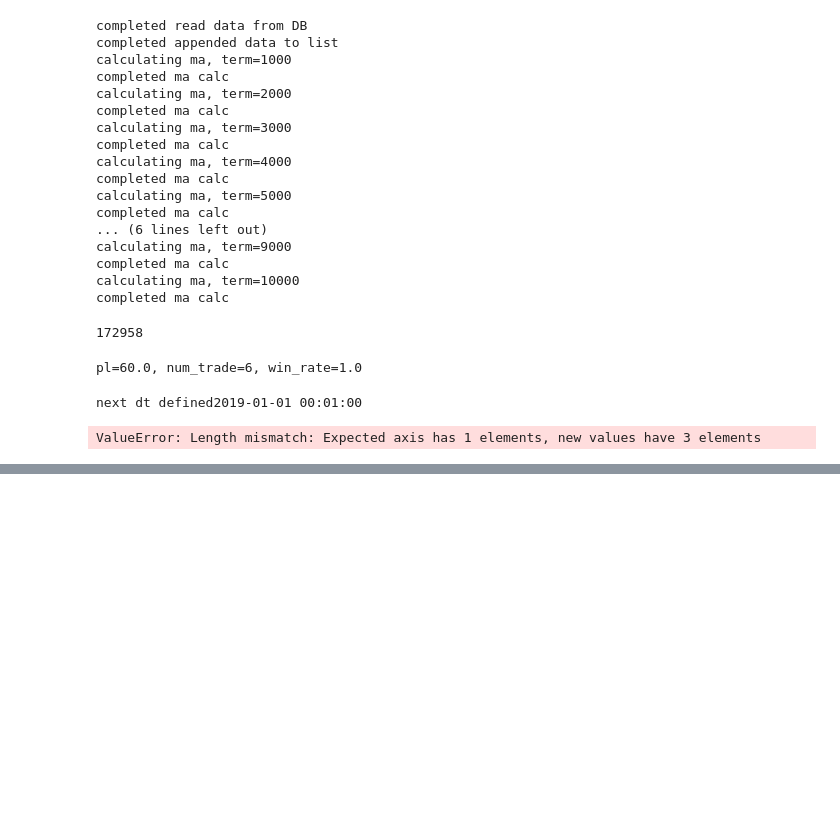
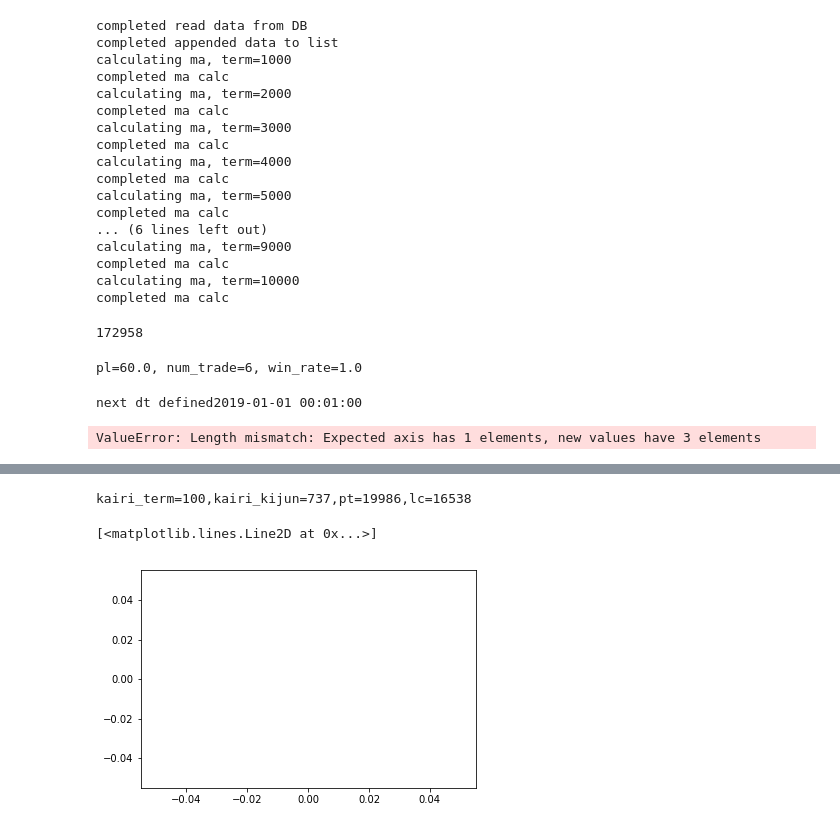
Before and after one commit to alunfes/BTCSim, a Jupyter notebook: Untitled.ipynb, the cells around one changed output, grey strips where cells are left out. Drawn from its saved outputs; the diff is of its cells as text; code cells hidden in the pictures; blank space fills up the shorter version.

```diff
--- a/Untitled.ipynb
+++ b/Untitled.ipynb
@@ -309,0 +336,12 @@ dtype: object
+# %%
+import SimpleSimOhlc
+import OptunaSim
+%matplotlib inline
+import matplotlib.pyplot as plt
+
+ops = OptunaSim.OptunaSim()
+params = ops.get_opt_param_for_simplesimohlc(4000,4999)
+sim = SimpleSimOhlc.SimpleSimOhlc()
+res = sim.sim_contrarian_kairi(5000,6000, str(params['kairi_term']),params['kairi_kijun'], params['pt'], params['lc'])
+plt.plot(res[3])
+# %% [output]
@@ -309,0 +365,3 @@ dtype: object
+kairi_term=100,kairi_kijun=737,pt=19986,lc=16538
+[<matplotlib.lines.Line2D at 0x...>]
+[figure, added]
```
Also changed, not shown: parts of 7 cells of this notebook, 4 other files.
